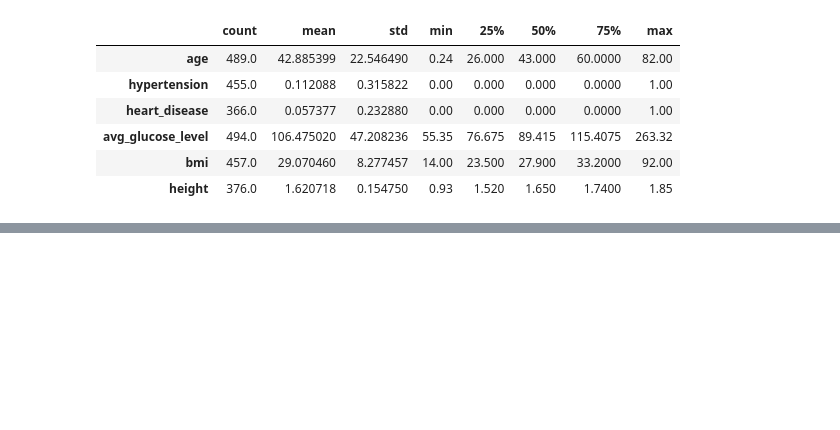
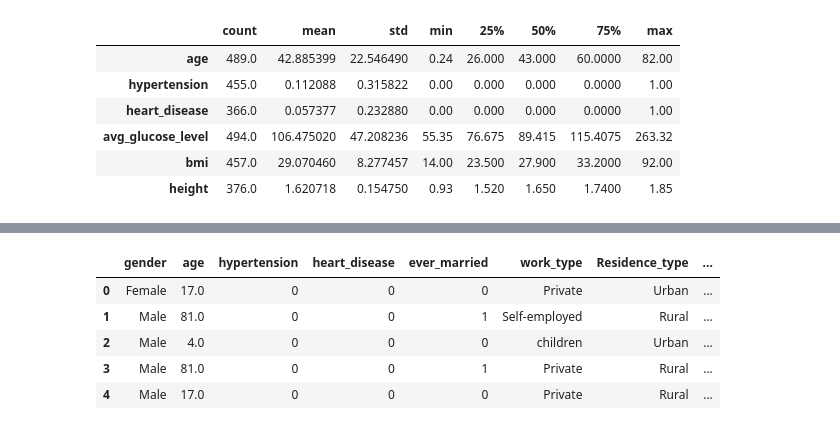
Before and after one commit to VinhDevNguyen/Stroke-Prediction, a Jupyter notebook: TestEDA.ipynb, the cells around one changed output, grey strips where cells are left out. Saved outputs shown, nothing was run; the diff lists cells and outputs as text; code cells hidden in the pictures; blank space fills up the shorter version.

```diff
--- a/TestEDA.ipynb
+++ b/TestEDA.ipynb
@@ -76,0 +190,2 @@ def impute_bmi(cols):
+# %%
+df = df.drop(['height'],axis=1)
@@ -76,0 +209,2 @@ def impute_bmi(cols):
+# %%
+df['avg_glucose_level'] = df['avg_glucose_level'].fillna(np.mean(df['avg_glucose_level']))
@@ -76,0 +299,9 @@ def impute_bmi(cols):
+# %%
+df.head()
+# %% [output]
+|  | gender | age | hypertension | heart_disease | ever_married | work_type | Residence_type | ... |
+| 0 | Female | 17.0 | 0 | 0 | 0 | Private | Urban | ... |
+| 1 | Male | 81.0 | 0 | 0 | 1 | Self-employed | Rural | ... |
+| 2 | Male | 4.0 | 0 | 0 | 0 | children | Urban | ... |
+| 3 | Male | 81.0 | 0 | 0 | 1 | Private | Rural | ... |
+| 4 | Male | 17.0 | 0 | 0 | 0 | Private | Rural | ... |
```
Also changed, not shown: parts of 36 cells of this notebook, 1 other file.
